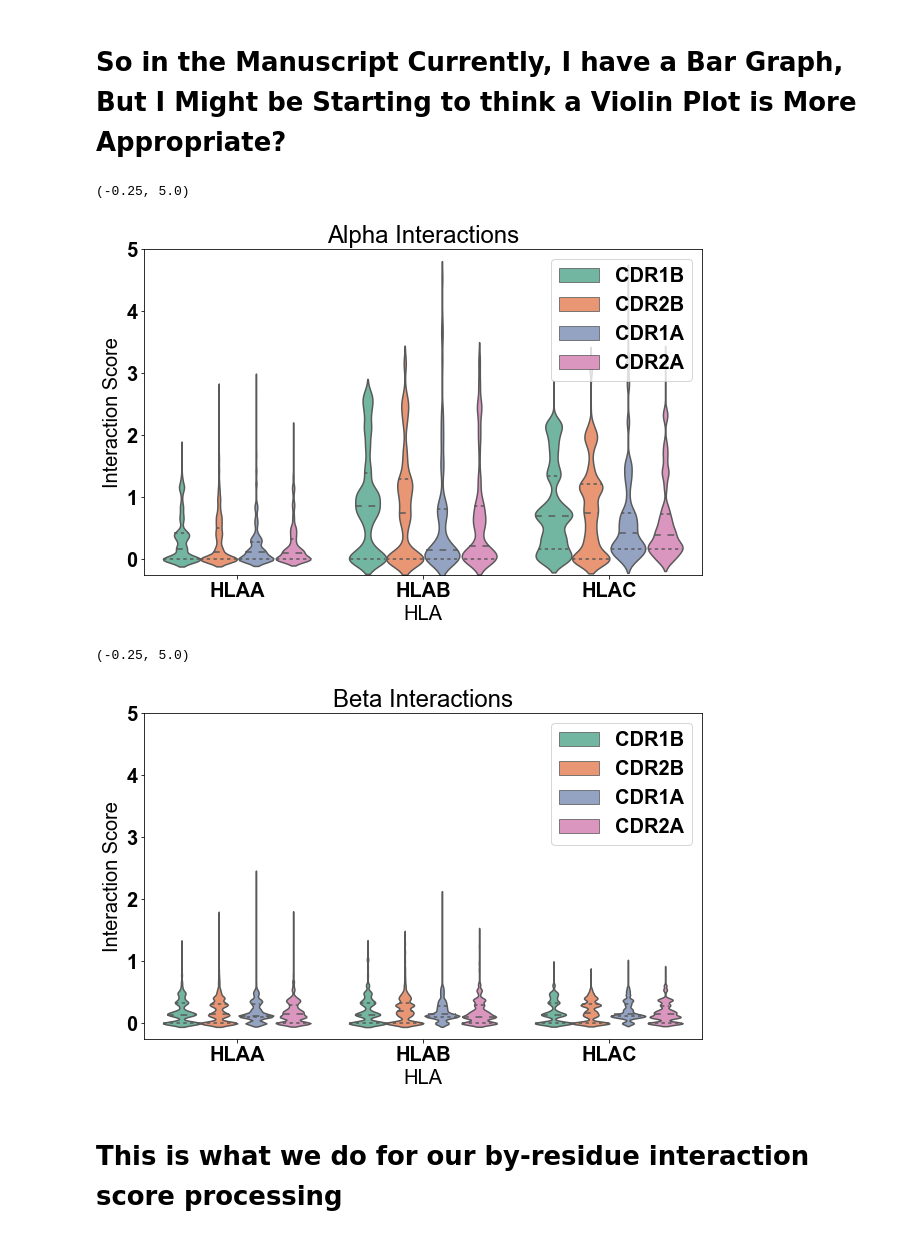
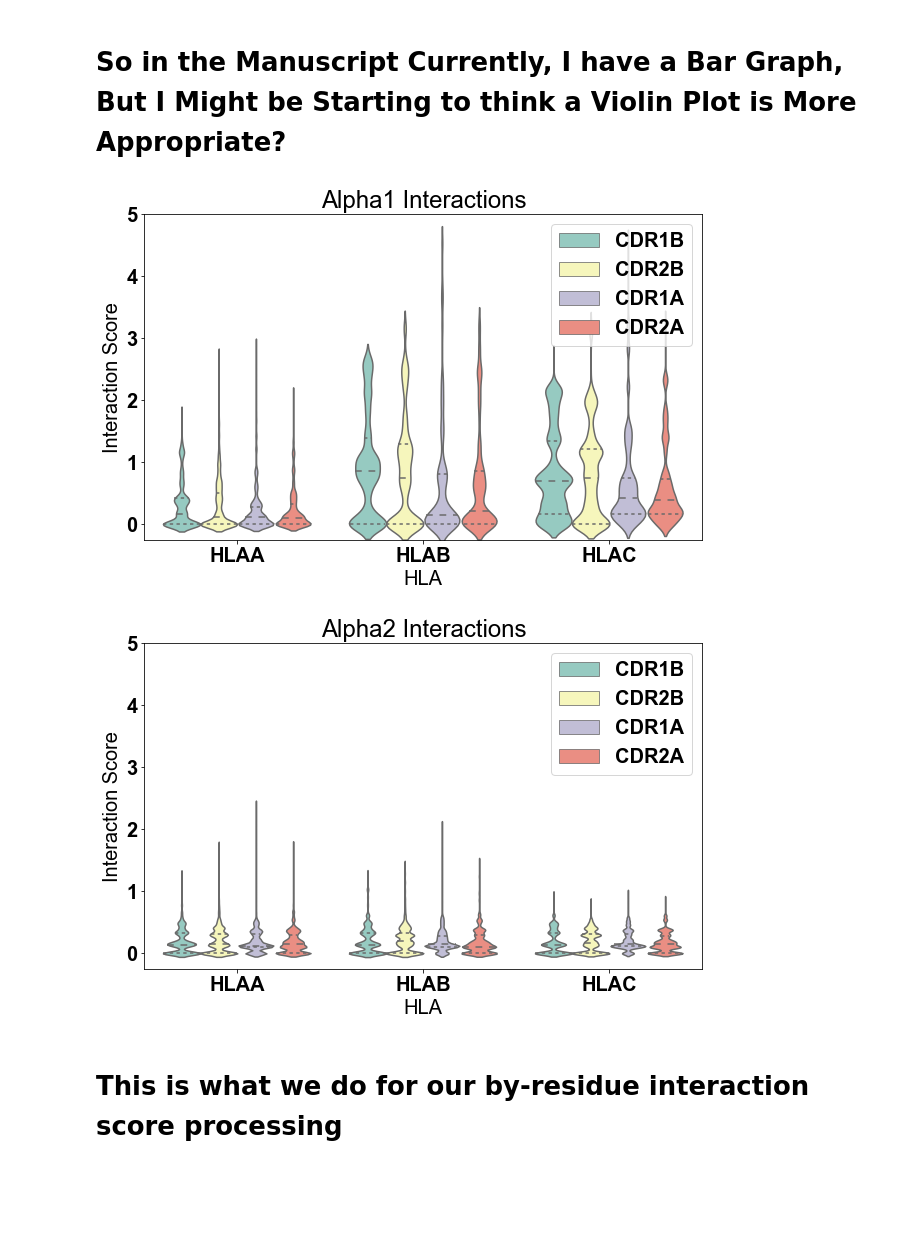
Before and after one commit to ctboughter/AIMS, a Jupyter notebook: notebooks/mhc_germline_analysis.ipynb, the cells around one changed output. Drawn from its saved outputs; the diff is of its cells as text; code cells hidden in the pictures; blank space fills up the shorter version.

Commit message:
Make improvements to mhc_germline_analysis

```diff
--- a/notebooks/mhc_germline_analysis.ipynb
+++ b/notebooks/mhc_germline_analysis.ipynb
@@ -357,34 +358,34 @@ Note, obviously here I have my own path listed, which you can replace with your
 # %%
 mhc_class = 1
 if mhc_class == 1:
-    a1_scores = np.load('/Users/boughterct/Desktop/boughter/0Top_projects/Immunopep/AIMS/saved_HLA_scoring/cdr1a_classI_FullScores.npy')
-    a2_scores = np.load('/Users/boughterct/Desktop/boughter/0Top_projects/Immunopep/AIMS/saved_HLA_scoring/cdr2a_classI_FullScores.npy')
-    b1_scores = np.load('/Users/boughterct/Desktop/boughter/0Top_projects/Immunopep/AIMS/saved_HLA_scoring/cdr1b_classI_FullScores.npy')
-    b2_scores = np.load('/Users/boughterct/Desktop/boughter/0Top_projects/Immunopep/AIMS/saved_HLA_scoring/cdr2b_classI_FullScores.npy')
+    a1_scores = np.load('AIMS_interact_scores/cdr1a_classI_FullScores.npy')
+    a2_scores = np.load('AIMS_interact_scores/cdr2a_classI_FullScores.npy')
+    b1_scores = np.load('AIMS_interact_scores/cdr1b_classI_FullScores.npy')
+    b2_scores = np.load('AIMS_interact_scores/cdr2b_classI_FullScores.npy')
 elif mhc_class == 2:
-    a1_IIa_scores = np.load('/Users/boughterct/Desktop/boughter/0Top_projects/Immunopep/AIMS/saved_HLA_scoring/cdr1a_classIIa_score.npy')
-    a1_IIb_scores = np.load('/Users/boughterct/Desktop/boughter/0Top_projects/Immunopep/AIMS/saved_HLA_scoring/cdr1a_classIIb_score.npy')
-    a2_IIa_scores = np.load('/Users/boughterct/Desktop/boughter/0Top_projects/Immunopep/AIMS/saved_HLA_scoring/cdr2a_classIIa_score.npy')
-    a2_IIb_scores = np.load('/Users/boughterct/Desktop/boughter/0Top_projects/Immunopep/AIMS/saved_HLA_scoring/cdr2a_classIIb_score.npy')
-    b1_IIa_scores = np.load('/Users/boughterct/Desktop/boughter/0Top_projects/Immunopep/AIMS/saved_HLA_scoring/cdr1b_classIIa_score.npy')
-    b1_IIb_scores = np.load('/Users/boughterct/Desktop/boughter/0Top_projects/Immunopep/AIMS/saved_HLA_scoring/cdr1b_classIIb_score.npy')
-    b2_IIa_scores = np.load('/Users/boughterct/Desktop/boughter/0Top_projects/Immunopep/AIMS/saved_HLA_scoring/cdr2b_classIIa_score.npy')
-    b2_IIb_scores = np.load('/Users/boughterct/Desktop/boughter/0Top_projects/Immunopep/AIMS/saved_HLA_scoring/cdr2b_classIIb_score.npy')
+    a1_IIa_scores = np.load('AIMS_interact_scores/cdr1a_classIIa_score.npy')
+    a1_IIb_scores = np.load('AIMS_interact_scores/cdr1a_classIIb_score.npy')
+    a2_IIa_scores = np.load('AIMS_interact_scores/cdr2a_classIIa_score.npy')
+    a2_IIb_scores = np.load('AIMS_interact_scores/cdr2a_classIIb_score.npy')
+    b1_IIa_scores = np.load('AIMS_interact_scores/cdr1b_classIIa_score.npy')
+    b1_IIb_scores = np.load('AIMS_interact_scores/cdr1b_classIIb_score.npy')
+    b2_IIa_scores = np.load('AIMS_interact_scores/cdr2b_classIIa_score.npy')
+    b2_IIb_scores = np.load('AIMS_interact_scores/cdr2b_classIIb_score.npy')
 # %% [markdown]
 # So this is what we do for our by-allele breakdown of the interactions scores
 # %% [markdown]
 # We Need to Pull Back in Our MHC Allele Names and Our TCR Allele Names
 # %%
 # HLA NAMES CLASS I
-hla_names_I = pandas.read_csv('/Users/boughterct/Desktop/MHC_germline_manuscript/germline_displays/HLAnames2.csv').values[0:]
+hla_names_I = pandas.read_csv('germline_data/HLAnames2.csv').values[0:]
 # HLA NAMES CLASS IIa
-hla_names_IIa = pandas.read_csv('/Users/boughterct/Desktop/MHC_germline_manuscript/germline_displays/classIIa_names.csv').values[0:]
+hla_names_IIa = pandas.read_csv('germline_data/classIIa_names.csv').values[0:]
 # HLA NAMES CLASS IIb
-hla_names_IIb = pandas.read_csv('/Users/boughterct/Desktop/MHC_germline_manuscript/germline_displays/classIIb_names.csv').values[0:]
+hla_names_IIb = pandas.read_csv('germline_data/classIIb_names.csv').values[0:]
 
 # Now load in the individual TCR alleles
-trav_name = pandas.read_csv('/Users/boughterct/Desktop/MHC_germline_manuscript/germline_displays/travnames.csv').values[0:]
-trbv_name = pandas.read_csv('/Users/boughterct/Desktop/MHC_germline_manuscript/germline_displays/trbvnames.csv').values[0:]
+trav_name = pandas.read_csv('germline_data/travnames.csv').values[0:]
+trbv_name = pandas.read_csv('germline_data/trbvnames.csv').values[0:]
 # %% [markdown]
 # Pretty much every step from here on out is pretty slow... As a heads up
 # %%
@@ -509,31 +510,34 @@ else:
 # %%
 fig, ax = pl.subplots(1, 1,squeeze=False,figsize=(10,6))
 names = ['CDR1B','CDR2B','CDR1A','CDR2A']
 violin_df = []
 for temp_class in [sub_class_1,sub_class_2,sub_class_3]:
     name_hold = 0
     for temp_var in [b1_breakdown,b2_breakdown,a1_reverse,a2_reverse]:
         temp_name = names[name_hold]
         temp_data = np.transpose(temp_var)[temp_var.columns.str.contains(temp_class)].values
         temp_shape = np.shape(temp_data)
         temp_reshape = pandas.DataFrame(temp_data.reshape(temp_shape[0]*temp_shape[1]))
         temp_name = pandas.DataFrame(len(temp_reshape)*[temp_name])
         temp_hla = pandas.DataFrame(len(temp_reshape)*['HLA'+temp_class])
         temp_df = pandas.concat([temp_reshape,temp_name,temp_hla],axis=1); temp_df.columns =['Interaction Score','Name','HLA']
         if len(violin_df) == 0:
             violin_df = temp_df
         else:
             violin_df = pandas.concat([violin_df,temp_df],axis=0)
         name_hold += 1
-x=sns.violinplot(x='HLA',y='Interaction Score',data=violin_df,inner="quartile",palette='Set2',hue='Name',scale='count')
+x=sns.violinplot(x='HLA',y='Interaction Score',data=violin_df,inner="quartile",palette='Set3',hue='Name',scale='count')
 x.legend_.set_title(None)
 pl.title('Alpha1 Interactions')
-pl.ylim([-0.25,5])
+
+if clash:
+    pl.ylim([-3,0.1])
+else:
+    pl.ylim([-0.25,5])
 #sns.violinplot(x='HLA',y='Data',data=violin_df,palette='Set2',hue='Name')
-#pl.savefig('alpha_violin.pdf',format='pdf')
+#pl.savefig('alpha1_violin_clash.pdf',format='pdf')
 # %% [output]
-(-0.25, 5.0)
-[figure, old version]
+[figure, new version]
 # %%
 fig, ax = pl.subplots(1, 1,squeeze=False,figsize=(10,6))
 names = ['CDR1B','CDR2B','CDR1A','CDR2A']
@@ -553,15 +557,18 @@ for temp_class in [sub_class_1,sub_class_2,sub_class_3]:
         else:
             violin_df = pandas.concat([violin_df,temp_df],axis=0)
         name_hold += 1
-x=sns.violinplot(x='HLA',y='Interaction Score',data=violin_df,inner="quartile",palette='Set2',hue='Name',scale='count')
+x=sns.violinplot(x='HLA',y='Interaction Score',data=violin_df,inner="quartile",palette='Set3',hue='Name',scale='count')
 x.legend_.set_title(None)
 pl.title('Alpha2 Interactions')
-pl.ylim([-0.25,5])
+
+if clash:
+    pl.ylim([-3,0.1])
+else:
+    pl.ylim([-0.25,5])
 #sns.violinplot(x='HLA',y='Data',data=violin_df,palette='Set2',hue='Name')
-#pl.savefig('beta_violin.pdf',format='pdf')
+#pl.savefig('alpha2_violin_clash.pdf',format='pdf')
 # %% [output]
-(-0.25, 5.0)
-[figure, old version]
+[figure, new version]
 # %% [markdown]
 # This is what we do for our by-residue interaction score processing
 # %% [markdown]
```
Also changed, not shown: parts of 9 cells of this notebook, 5 other files.
